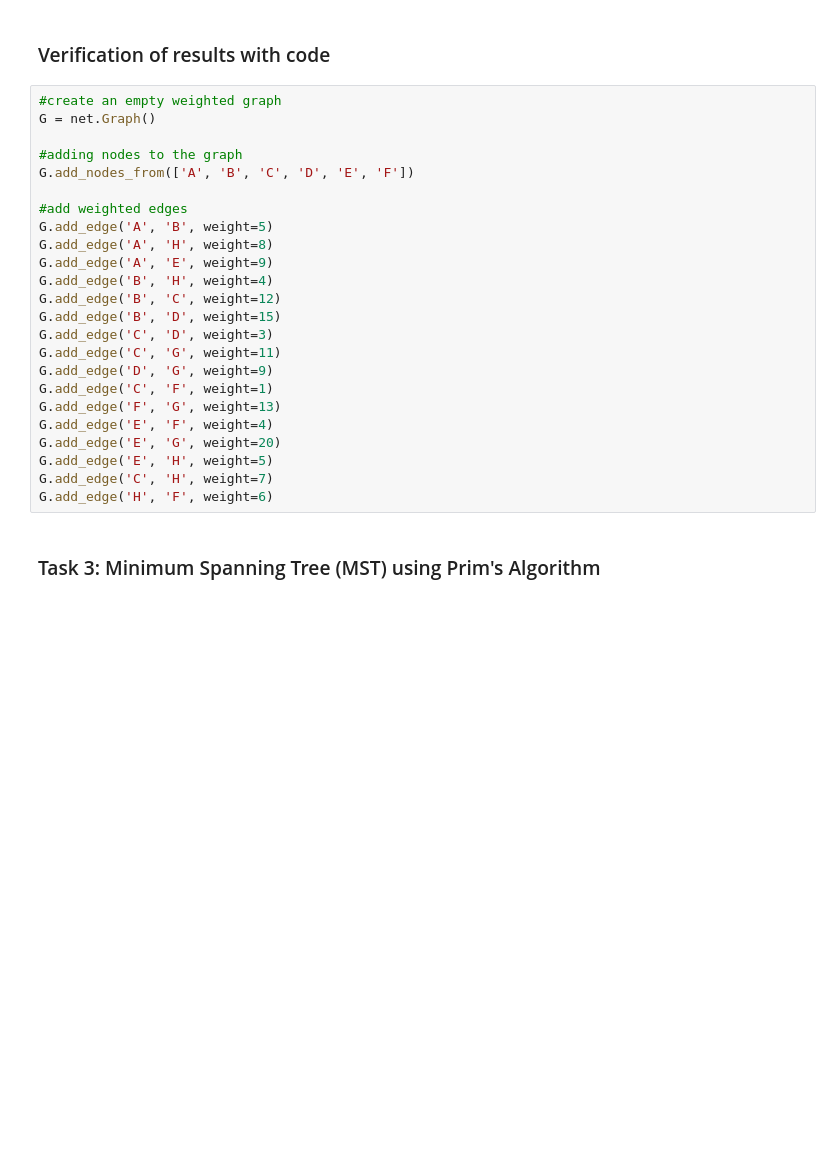
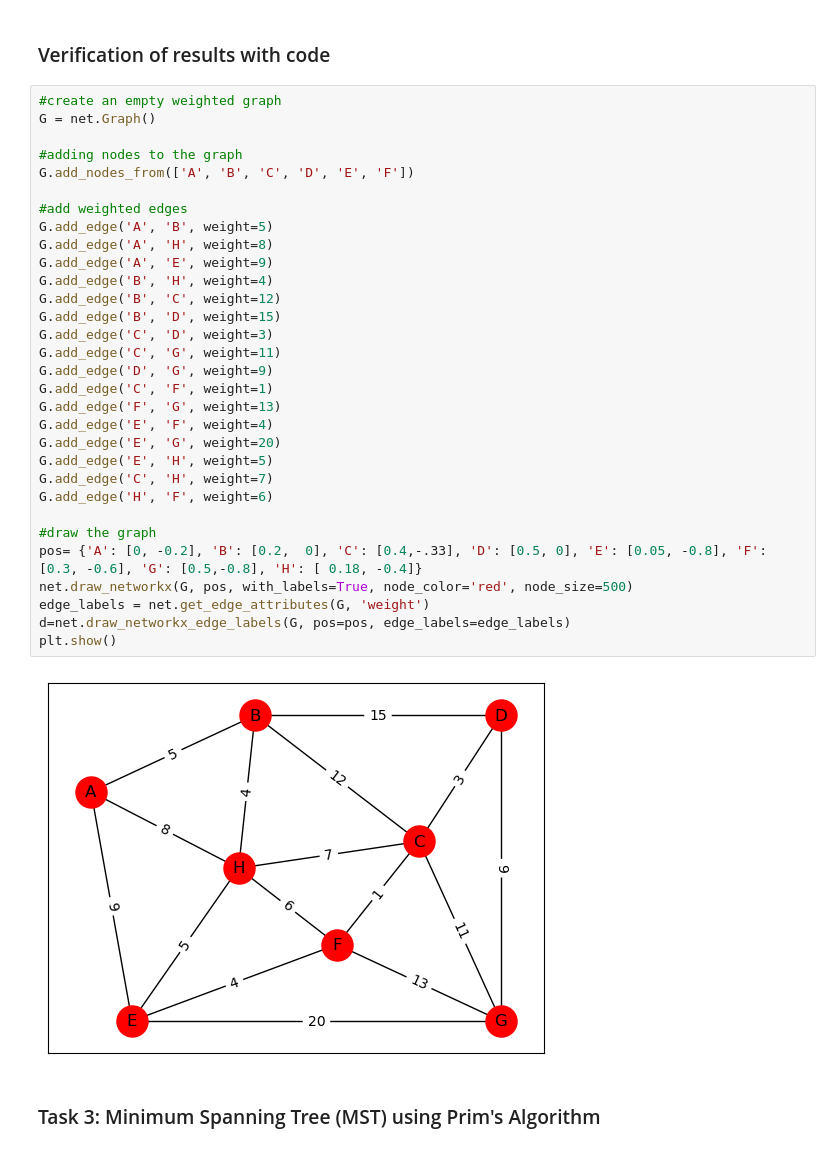
Before and after one commit to keyinb/data-structures-algorithms, a Jupyter notebook: Data_S_and_A_A2.ipynb, the cells around one changed output. Saved outputs shown, nothing was run; the diff lists cells and outputs as text; blank space fills up the shorter version.

Commit message:
graph in jupyter

```diff
--- a/Data_S_and_A_A2.ipynb
+++ b/Data_S_and_A_A2.ipynb
@@ -28,26 +28,35 @@ From the image above it is clear that there were many changes for the shortest p
 # %%
 #create an empty weighted graph
 G = net.Graph()
 
 #adding nodes to the graph
 G.add_nodes_from(['A', 'B', 'C', 'D', 'E', 'F'])
 
 #add weighted edges
 G.add_edge('A', 'B', weight=5)
 G.add_edge('A', 'H', weight=8)
 G.add_edge('A', 'E', weight=9)
 G.add_edge('B', 'H', weight=4)
 G.add_edge('B', 'C', weight=12)
 G.add_edge('B', 'D', weight=15)
 G.add_edge('C', 'D', weight=3)
 G.add_edge('C', 'G', weight=11)
 G.add_edge('D', 'G', weight=9)
 G.add_edge('C', 'F', weight=1)
 G.add_edge('F', 'G', weight=13)
 G.add_edge('E', 'F', weight=4)
 G.add_edge('E', 'G', weight=20)
 G.add_edge('E', 'H', weight=5)
 G.add_edge('C', 'H', weight=7)
 G.add_edge('H', 'F', weight=6)
+
+#draw the graph
+pos= {'A': [0, -0.2], 'B': [0.2,  0], 'C': [0.4,-.33], 'D': [0.5, 0], 'E': [0.05, -0.8], 'F': [0.3, -0.6], 'G': [0.5,-0.8], 'H': [ 0.18, -0.4]}
+net.draw_networkx(G, pos, with_labels=True, node_color='red', node_size=500)
+edge_labels = net.get_edge_attributes(G, 'weight')
+d=net.draw_networkx_edge_labels(G, pos=pos, edge_labels=edge_labels)
+plt.show()
+# %% [output]
+[figure, added]
 # %% [markdown]
 ### Task 3: Minimum Spanning Tree (MST) using Prim's Algorithm
```
